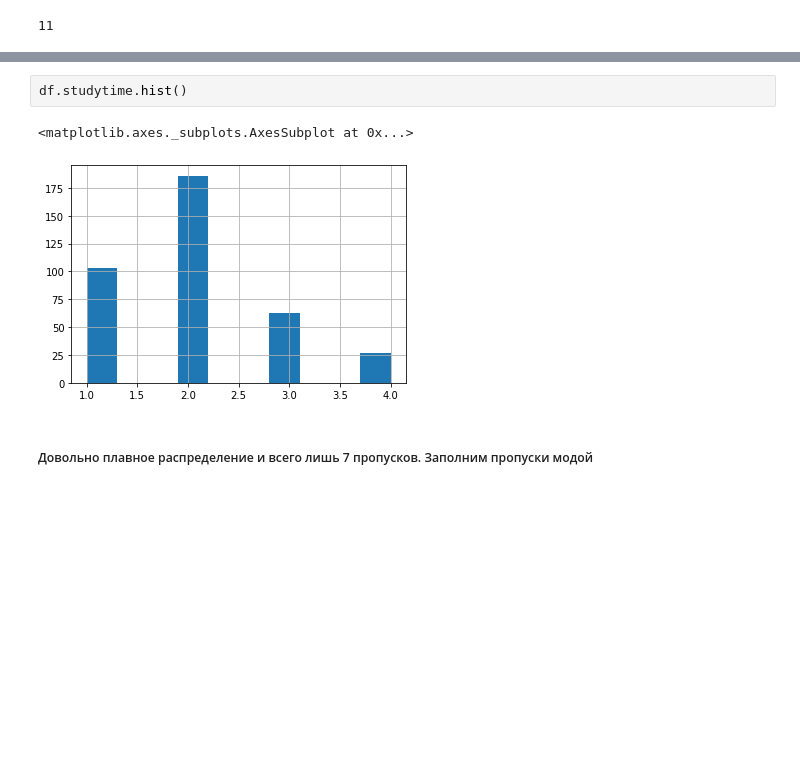
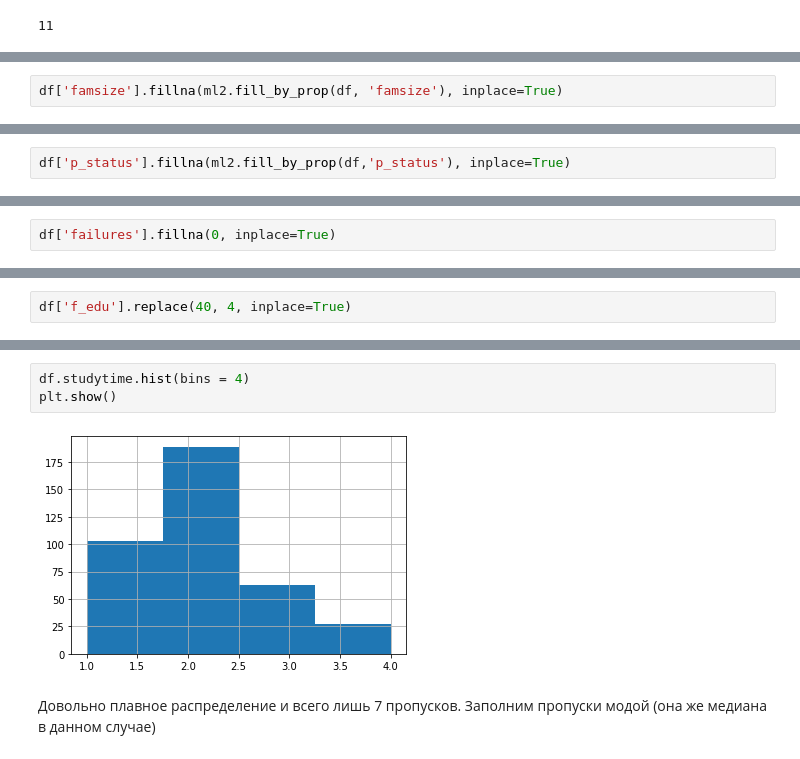
Before and after one commit to IvanRumyantsev/skillfactory_rds, a Jupyter notebook: Project2.EDA/DST-10_Project2_Arcis_EDA.ipynb, the cells around one changed output, grey strips where cells are left out. Drawn from its saved outputs; the diff is of its cells as text; blank space fills up the shorter version.

```diff
--- a/Project2.EDA/DST-10_Project2_Arcis_EDA.ipynb
+++ b/Project2.EDA/DST-10_Project2_Arcis_EDA.ipynb
@@ -587,0 +404,2 @@ df.failures.hist()
+# %%
+df['famsize'].fillna(ml2.fill_by_prop(df, 'famsize'), inplace=True)
@@ -587,0 +418,2 @@ df.failures.hist()
+# %%
+df['p_status'].fillna(ml2.fill_by_prop(df,'p_status'), inplace=True)
@@ -923,0 +478,2 @@ df[rank_columns + num_columns].corr()
+# %%
+df['failures'].fillna(0, inplace=True)
@@ -923,0 +517,2 @@ df[rank_columns + num_columns].corr()
+# %%
+df['f_edu'].replace(40, 4, inplace=True)
@@ -931,10 +681,10 @@ df.studytime.value_counts(dropna = False)
 NaN      7
 Name: studytime, dtype: int64
 # %%
-df.studytime.hist()
+df.studytime.hist(bins = 4)
+plt.show()
 # %% [output]
-<matplotlib.axes._subplots.AxesSubplot at 0x...>
-[figure, old version]
+[figure, new version]
 # %% [markdown]
-##### Довольно плавное распределение и всего лишь 7 пропусков. Заполним пропуски модой
+Довольно плавное распределение и всего лишь 7 пропусков. Заполним пропуски модой (она же медиана в данном случае)
 # %%
```
Also changed, not shown: parts of 434 cells of this notebook, 4 other files.
